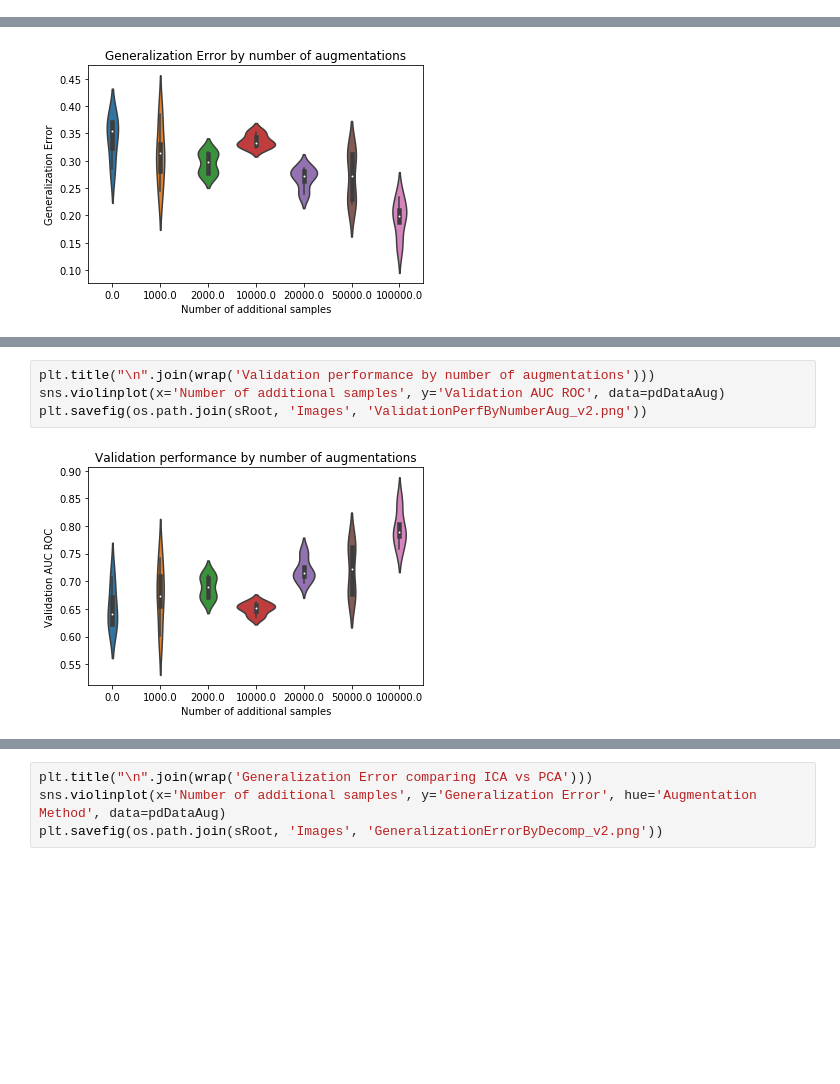
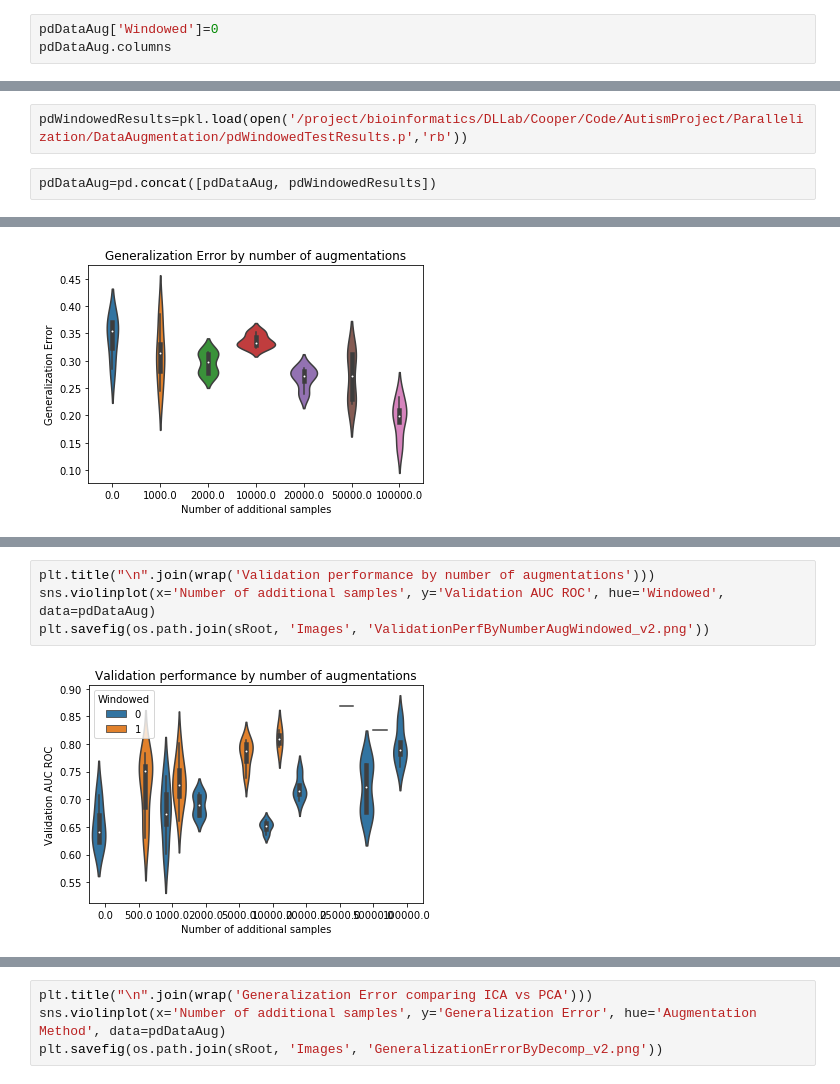
Before and after one commit to DeepLearningForPrecisionHealthLab/ConsistentASDCorrelates, a Jupyter notebook: Parallelization/DataAugmentationVisualization.ipynb, the cells around one changed output, grey strips where cells are left out. Drawn from its saved outputs; the diff is of its cells as text; blank space fills up the shorter version.

Commit message:
Windowed DL Metrics

```diff
--- a/Parallelization/DataAugmentationVisualization.ipynb
+++ b/Parallelization/DataAugmentationVisualization.ipynb
@@ -35,3 +35,6 @@ pdDataAug.loc[pdDataAug['Noise in components']==1, 'Noise in components'] = 'Pre
 
 pdDataAug=pdDataAug.drop(columns=['Which'])
 pdDataAug['Generalization Error Te']=pdDataAug['Validation AUC ROC']-pdDataAug['Test AUC ROC']
+# %%
+pdDataAug['Windowed']=0
+pdDataAug.columns
@@ -37,0 +70,4 @@ pdDataAug['Generalization Error Te']=pdDataAug['Validation AUC ROC']-pdDataAug['
+# %%
+pdWindowedResults=pkl.load(open('/project/bioinformatics/DLLab/Cooper/Code/AutismProject/Parallelization/DataAugmentation/pdWindowedTestResults.p','rb'))
+# %%
+pdDataAug=pd.concat([pdDataAug, pdWindowedResults])
@@ -126,6 +177,6 @@ plt.savefig(os.path.join(sRoot, 'Images', 'GeneralizationErrorByNumberAug_v2.png
 # %%
 plt.title("\n".join(wrap('Validation performance by number of augmentations')))
-sns.violinplot(x='Number of additional samples', y='Validation AUC ROC', data=pdDataAug)
-plt.savefig(os.path.join(sRoot, 'Images', 'ValidationPerfByNumberAug_v2.png'))
+sns.violinplot(x='Number of additional samples', y='Validation AUC ROC', hue='Windowed', data=pdDataAug)
+plt.savefig(os.path.join(sRoot, 'Images', 'ValidationPerfByNumberAugWindowed_v2.png'))
 # %% [output]
-[figure, old version]
+[figure, new version]
```
Also changed, not shown: parts of 13 cells of this notebook, 2 other files.
